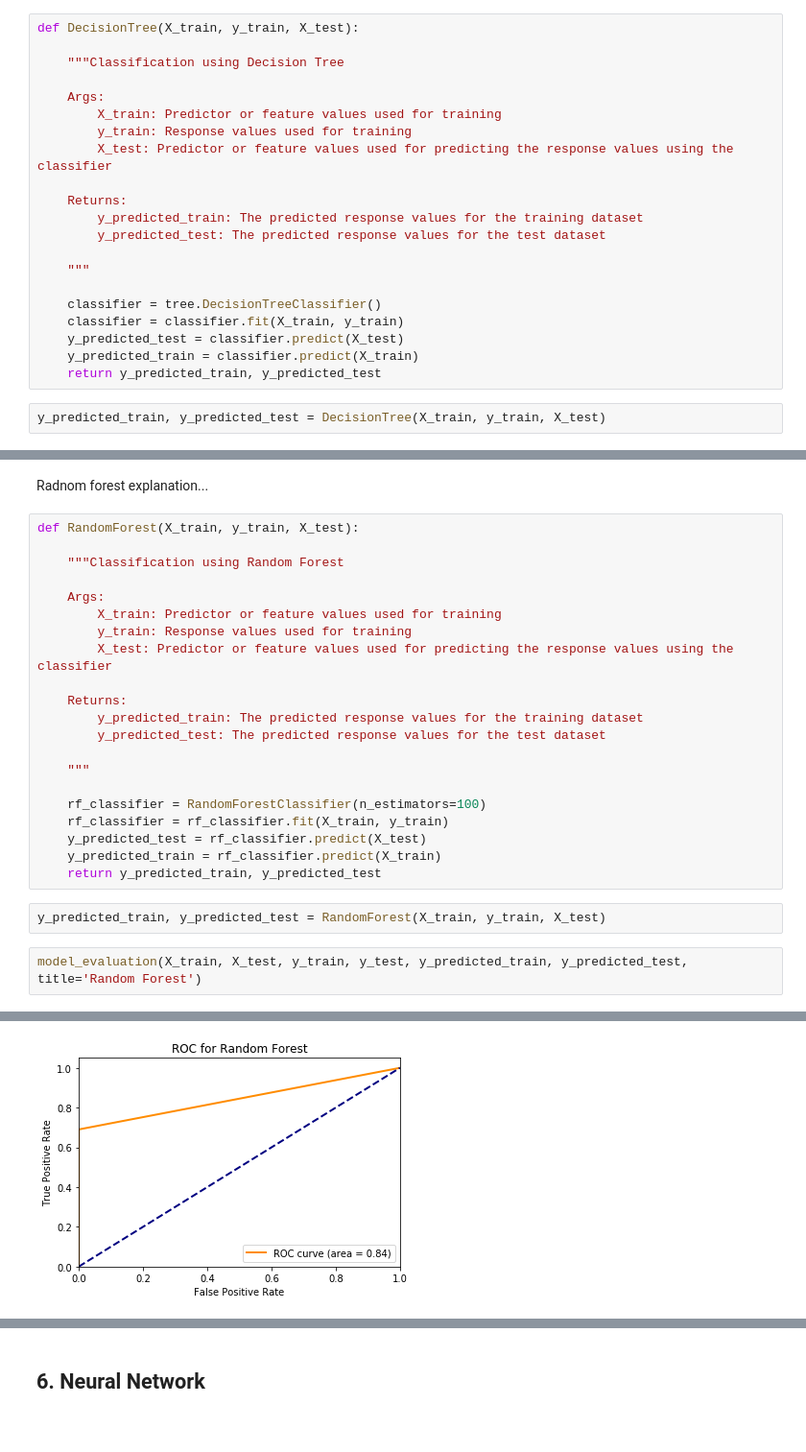
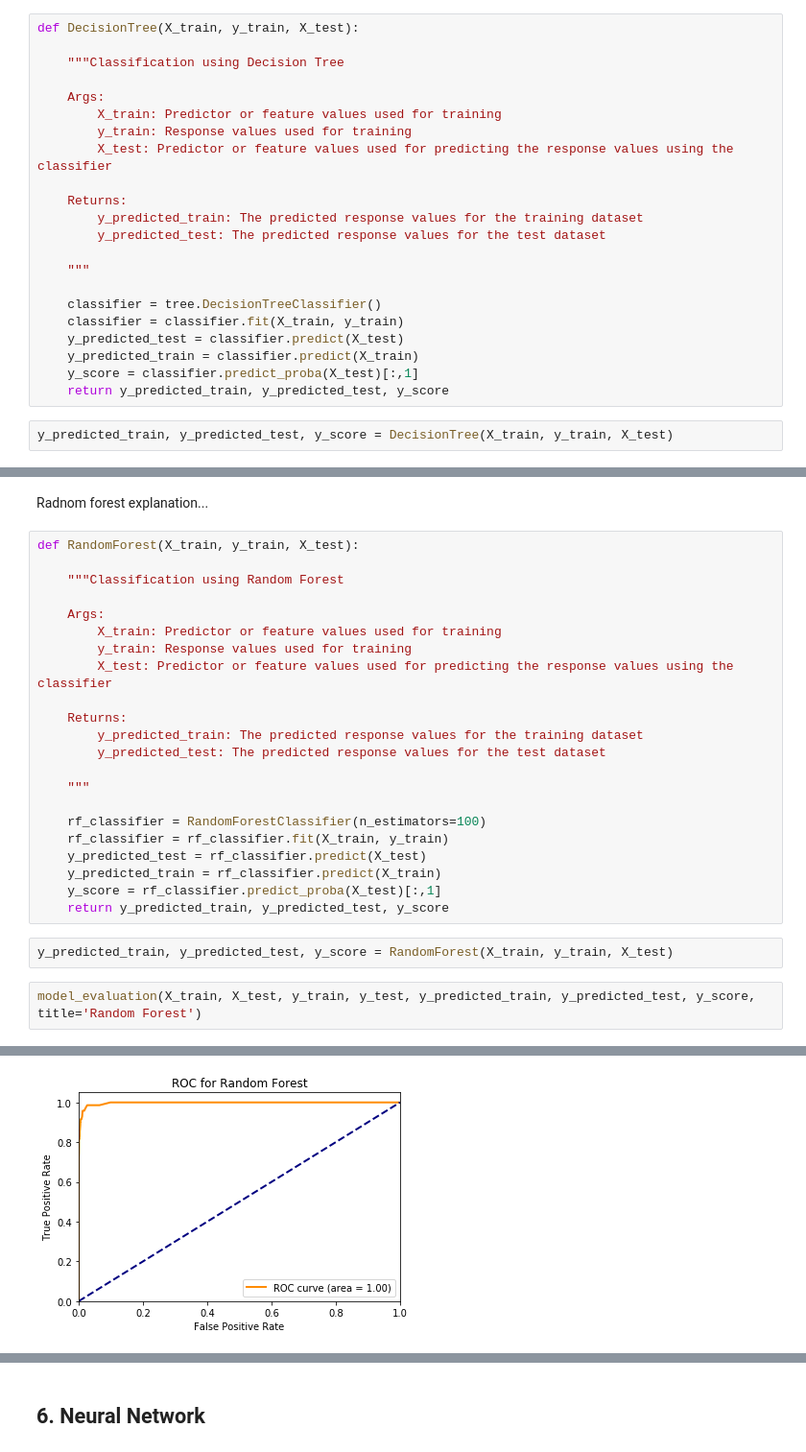
Before and after one commit to SABS-R3-projects/JA-ML, a Jupyter notebook: MAIN-SRC.ipynb, the cells around one changed output, grey strips where cells are left out. Shown: that part at 96% size. Saved outputs shown, nothing was run; the diff lists cells and outputs as text.

Commit message:
Fixing Roc curve

```diff
--- a/MAIN-SRC.ipynb
+++ b/MAIN-SRC.ipynb
@@ -347,7 +349,8 @@ def DecisionTree(X_train, y_train, X_test):
     classifier = classifier.fit(X_train, y_train)
     y_predicted_test = classifier.predict(X_test)
     y_predicted_train = classifier.predict(X_train)
-    return y_predicted_train, y_predicted_test
+    y_score = classifier.predict_proba(X_test)[:,1]
+    return y_predicted_train, y_predicted_test, y_score
 # %%
-y_predicted_train, y_predicted_test = DecisionTree(X_train, y_train, X_test)
+y_predicted_train, y_predicted_test, y_score = DecisionTree(X_train, y_train, X_test)
 # %%
@@ -395,11 +399,12 @@ def RandomForest(X_train, y_train, X_test):
     rf_classifier = rf_classifier.fit(X_train, y_train)
     y_predicted_test = rf_classifier.predict(X_test)
     y_predicted_train = rf_classifier.predict(X_train)
-    return y_predicted_train, y_predicted_test
+    y_score = rf_classifier.predict_proba(X_test)[:,1]
+    return y_predicted_train, y_predicted_test, y_score
 # %%
-y_predicted_train, y_predicted_test = RandomForest(X_train, y_train, X_test)
+y_predicted_train, y_predicted_test, y_score = RandomForest(X_train, y_train, X_test)
 # %%
-model_evaluation(X_train, X_test, y_train, y_test, y_predicted_train, y_predicted_test, title='Random Forest')
+model_evaluation(X_train, X_test, y_train, y_test, y_predicted_train, y_predicted_test, y_score, title='Random Forest')
 # %% [output]
 For the  Random Forest  classifier:
 Training set score: 1.000000
@@ -421 +426 @@ weighted avg       1.00      1.00      1.00      5247
-[figure, old version]
+[figure, new version]
```
Also changed, not shown: parts of 16 cells of this notebook.
